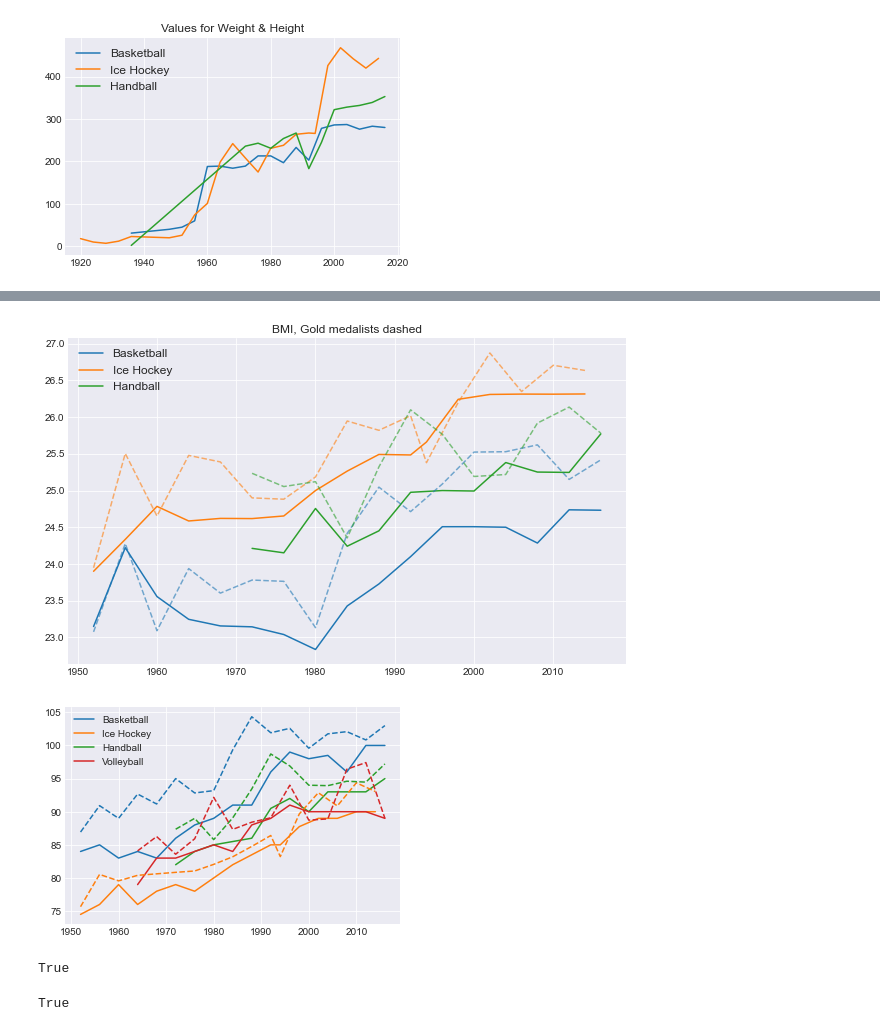
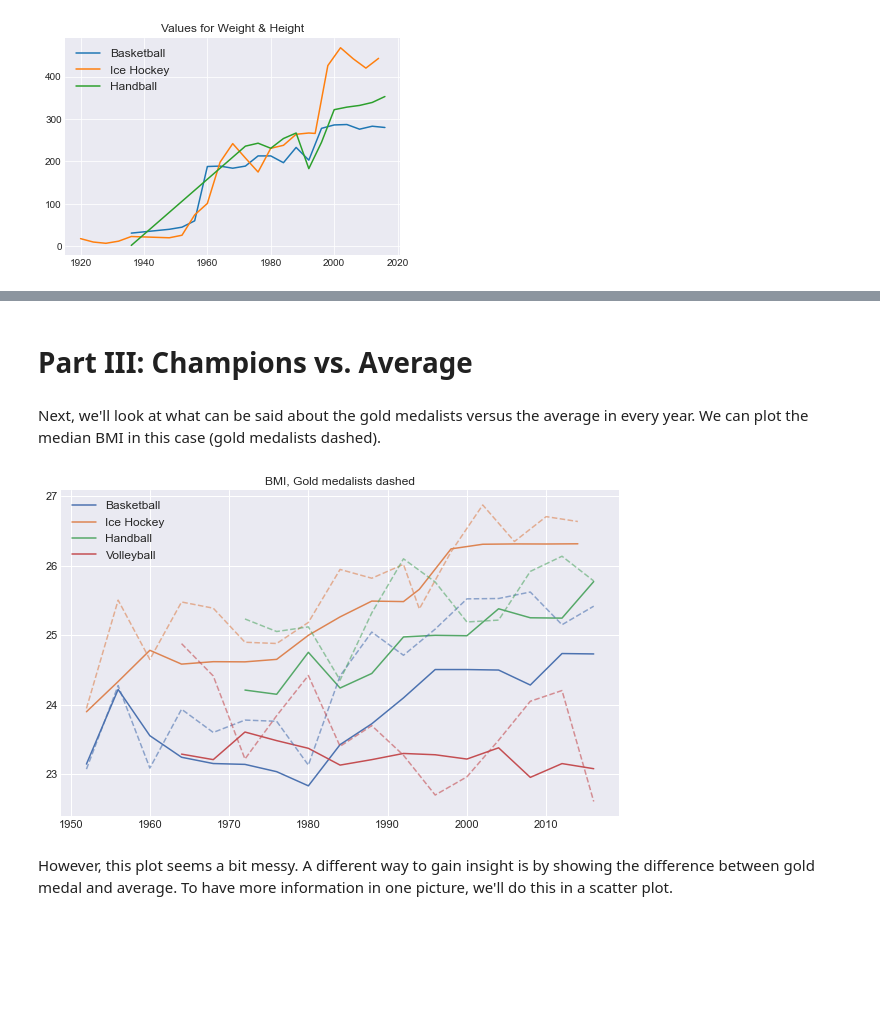
Before and after one commit to larpal/olympics_body_composition_EDA, a Jupyter notebook: olympics.ipynb, the cells around one changed output, grey strips where cells are left out. Drawn from its saved outputs; the diff is of its cells as text; code cells hidden in the pictures; blank space fills up the shorter version.

```diff
--- a/olympics.ipynb
+++ b/olympics.ipynb
@@ -233,5 +150,14 @@ df_athletes[(df_athletes.Sex == 'M')&(df_athletes.Sport == 'Basketball')].groupb
 # %%
-def plot_stuff(sport_list=['Basketball'],sex='M',metric='Height', min_year = 0):
+def plot_stuff(sport_list=['Basketball'],sex='M',metric='Height', min_year = 0, plot_medal = True):
+    """ Plots the median metric for each year for different sports
+
+        Args:
+            sports_list (str or list): list of sports to be plotted
+            sex (str)
+            metric (str): Height, Weight, or BMI
+            min_year (int)
+            plot_medal (bool): whether or not to include gold medalists
+    """
     plt.subplots(figsize=(10,6))
     if type(sport_list) != list:
         sport_list = [sport_list]
@@ -242,19 +168,17 @@ def plot_stuff(sport_list=['Basketball'],sex='M',metric='Height', min_year = 0):
         df_tot = df_athletes.loc[id_bool]
         plt.plot(df_tot.groupby('Year').median()[metric])
         legend_list.append('{}'.format(sport))
-    plt.gca().set_prop_cycle(None)
-    for sport in sport_list:
-        id_bool_gold = (df_athletes['Sex'] == sex) & (df_athletes['Sport'] == sport)\
-                & (df_athletes['Year'] > min_year) & (df_athletes['Medal'] == 'Gold')
-        df_gold = df_athletes.loc[id_bool_gold]
-        plt.plot(df_gold.groupby('Year').mean()[metric],'--',alpha=0.6)
-        #color = next(ax._get_lines.prop_cycler)['color']
-        #legend_list.append('{}: winners'.format(sport))
-
-
-
-    #plt.legend(['{}: All Teams'.format(sport),'{}: Gold Medalist'.format(sport)])
-    plt.title(metric+', Gold medalists dashed')
+    if plot_medal:
+        plt.gca().set_prop_cycle(None)
+        for sport in sport_list:
+            id_bool_gold = (df_athletes['Sex'] == sex) & (df_athletes['Sport'] == sport)\
+                    & (df_athletes['Year'] > min_year) & (df_athletes['Medal'] == 'Gold')
+            df_gold = df_athletes.loc[id_bool_gold]
+            plt.plot(df_gold.groupby('Year').mean()[metric],'--',alpha=0.6)
+    if plot_medal:
+        plt.title(metric+', Gold medalists dashed')
+    else:
+        plt.title('Median Athlete ' + metric)
     plt.legend(legend_list)
     plt.rc('legend', fontsize=12)
     plt.rc('axes', labelsize=12)
@@ -262,23 +200,10 @@ def plot_stuff(sport_list=['Basketball'],sex='M',metric='Height', min_year = 0):
+# %% [markdown]
+# Part III: Champions vs. Average
+# %% [markdown]
+Next, we'll look at what can be said about the gold medalists versus the average in every year. We can plot the median BMI in this case (gold medalists dashed).
 # %%
-plot_stuff(sport_list=['Basketball','Ice Hockey','Handball'], metric='BMI', min_year = 1950)
+plot_stuff(sport_list=['Basketball','Ice Hockey','Handball','Volleyball'], metric='BMI', min_year = 1950)
 # %% [output]
-[figure, old version]
+[figure, new version]
-# %%
-
-plot_stuff(sport_list=['Basketball','Ice Hockey','Handball','Volleyball'], metric='Weight', min_year = 1950)
-# %% [output]
-[figure, removed]
-# %%
-sport_list='Basketball'
-type([sport_list]) ==list
-#sport_list = [sport_list]
-#for bla in sport_list:
-#    print(bla)
-#type(sport_list)
-# %% [output]
-True
-# %%
-sport_list=['Basketball']
-type(sport_list) == list
-# %% [output]
-True
+# %% [markdown]
+However, this plot seems a bit messy. A different way to gain insight is by showing the difference between gold medal and average. To have more information in one picture, we'll do this in a scatter plot.
```
Also changed, not shown: parts of 31 cells of this notebook.
